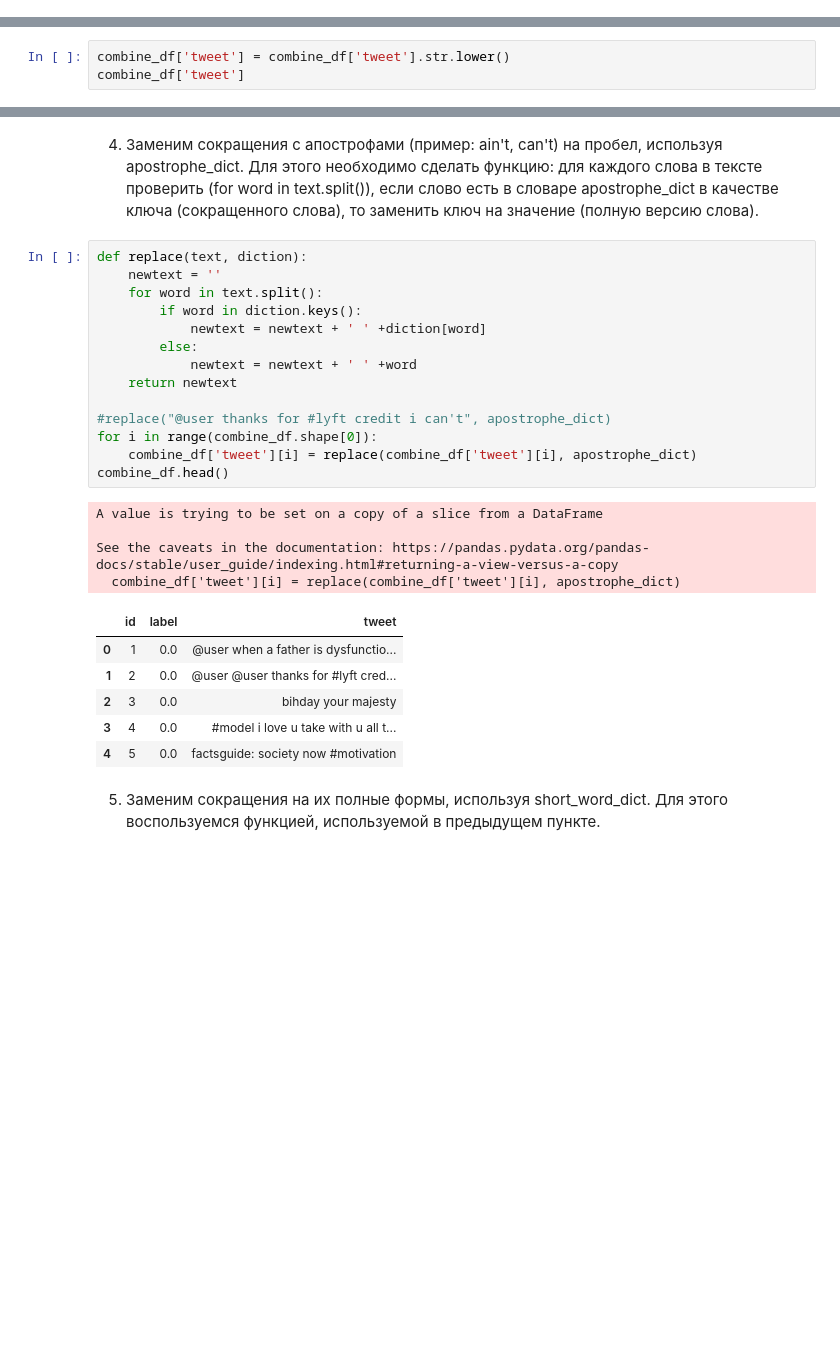
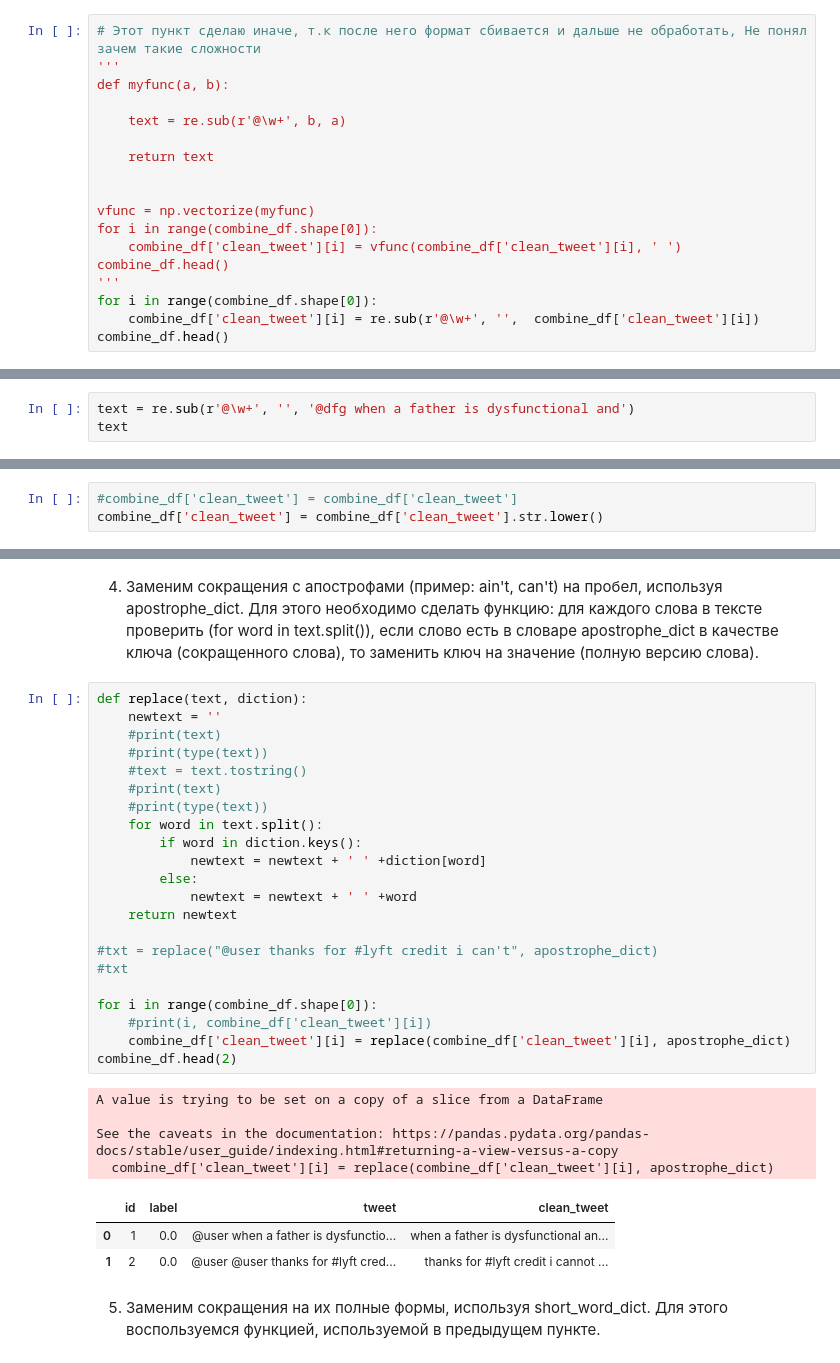
Before and after one commit to mikhachev/Data-Science-Python, a Jupyter notebook: NLP/hw_lesson_1.ipynb, the cells around one changed output, grey strips where cells are left out. Saved outputs shown, nothing was run; the diff lists cells and outputs as text; blank space fills up the shorter version.

```diff
--- a/NLP/hw_lesson_1.ipynb
+++ b/NLP/hw_lesson_1.ipynb
@@ -349,3 +361,21 @@ TypeError: 'HTMLParser' object is not callable
  - для того, чтобы найти все вхождения паттерна в тексте, необходимо использовать re.findall(pattern, input_txt)
  - для для замены @user на пробел, необходимо использовать re.sub()
 при применении функции необходимо использовать np.vectorize(function)
+# %%
+# Этот пункт сделаю иначе, т.к после него формат сбивается и дальше не обработать, Не понял зачем такие сложности
+'''
+def myfunc(a, b):
+
+    text = re.sub(r'@\w+', b, a)
+
+    return text
+
+
+vfunc = np.vectorize(myfunc)
+for i in range(combine_df.shape[0]):
+    combine_df['clean_tweet'][i] = vfunc(combine_df['clean_tweet'][i], ' ')
+combine_df.head()
+'''
+for i in range(combine_df.shape[0]):
+    combine_df['clean_tweet'][i] = re.sub(r'@\w+', '',  combine_df['clean_tweet'][i])
+combine_df.head()
@@ -351,0 +393,3 @@ TypeError: 'HTMLParser' object is not callable
+# %%
+text = re.sub(r'@\w+', '', '@dfg when a father is dysfunctional and')
+text
@@ -352,5 +398,2 @@ TypeError: 'HTMLParser' object is not callable
 # %% [markdown]
 3. Изменим регистр твитов на нижний с помощью .lower()
-# %%
-combine_df['tweet'] = combine_df['tweet'].str.lower()
-combine_df['tweet']
@@ -369,0 +400,3 @@ Name: tweet, Length: 49159, dtype: object
+# %%
+#combine_df['clean_tweet'] = combine_df['clean_tweet']
+combine_df['clean_tweet'] = combine_df['clean_tweet'].str.lower()
@@ -372,28 +411,33 @@ Name: tweet, Length: 49159, dtype: object
 # %%
 def replace(text, diction):
     newtext = ''
+    #print(text)
+    #print(type(text))
+    #text = text.tostring()
+    #print(text)
+    #print(type(text))
     for word in text.split():
         if word in diction.keys():
             newtext = newtext + ' ' +diction[word]
         else:
             newtext = newtext + ' ' +word
     return newtext
 
-#replace("@user thanks for #lyft credit i can't", apostrophe_dict)
+#txt = replace("@user thanks for #lyft credit i can't", apostrophe_dict)
+#txt
+
 for i in range(combine_df.shape[0]):
-    combine_df['tweet'][i] = replace(combine_df['tweet'][i], apostrophe_dict)
-combine_df.head()
+    #print(i, combine_df['clean_tweet'][i])
+    combine_df['clean_tweet'][i] = replace(combine_df['clean_tweet'][i], apostrophe_dict)
+combine_df.head(2)
 # %% [output]
 A value is trying to be set on a copy of a slice from a DataFrame
 
 See the caveats in the documentation: https://pandas.pydata.org/pandas-docs/stable/user_guide/indexing.html#returning-a-view-versus-a-copy
-  combine_df['tweet'][i] = replace(combine_df['tweet'][i], apostrophe_dict)
+  combine_df['clean_tweet'][i] = replace(combine_df['clean_tweet'][i], apostrophe_dict)
-|  | id | label | tweet |
-| 0 | 1 | 0.0 | @user when a father is dysfunctio... |
-| 1 | 2 | 0.0 | @user @user thanks for #lyft cred... |
-| 2 | 3 | 0.0 | bihday your majesty |
-| 3 | 4 | 0.0 | #model i love u take with u all t... |
-| 4 | 5 | 0.0 | factsguide: society now #motivation |
+|  | id | label | tweet | clean_tweet |
+| 0 | 1 | 0.0 | @user when a father is dysfunctio... | when a father is dysfunctional an... |
+| 1 | 2 | 0.0 | @user @user thanks for #lyft cred... | thanks for #lyft credit i cannot ... |
 # %% [markdown]
 5. Заменим сокращения на их полные формы, используя short_word_dict. Для этого воспользуемся функцией, используемой в предыдущем пункте.
 # %%
```
Also changed, not shown: parts of 24 cells of this notebook.
